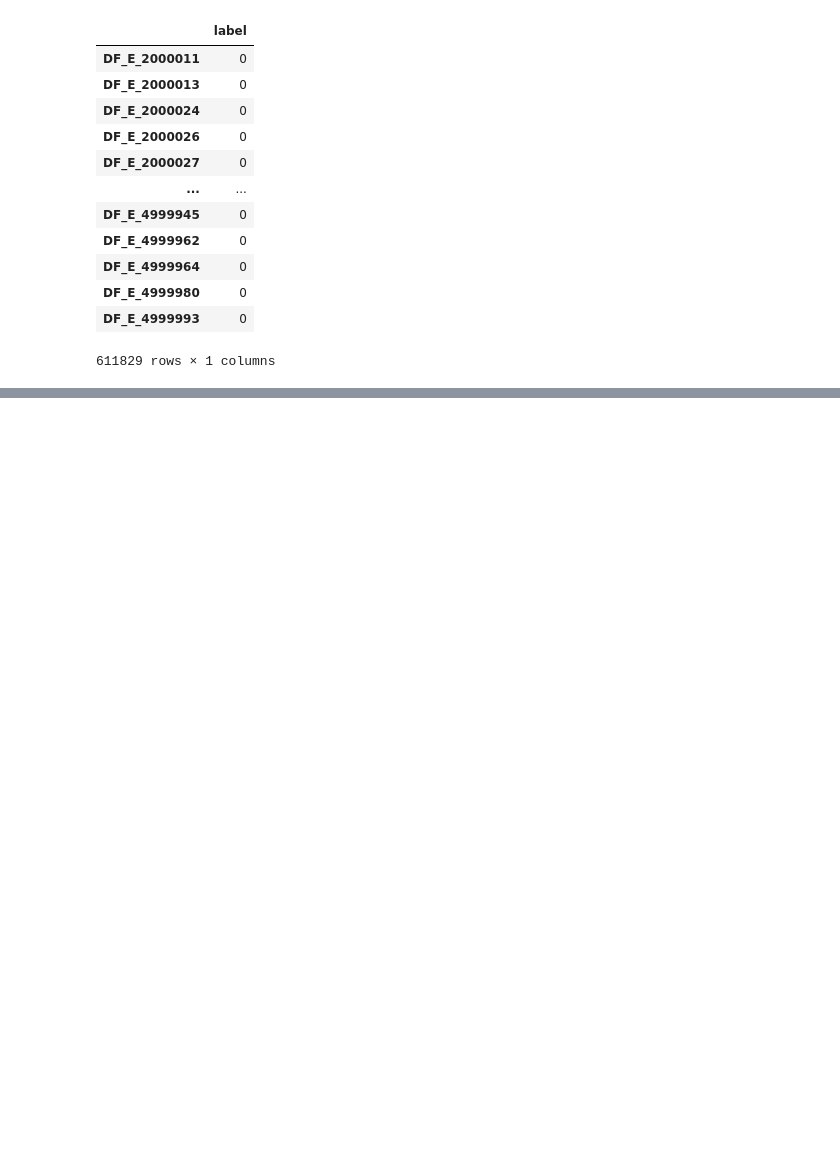
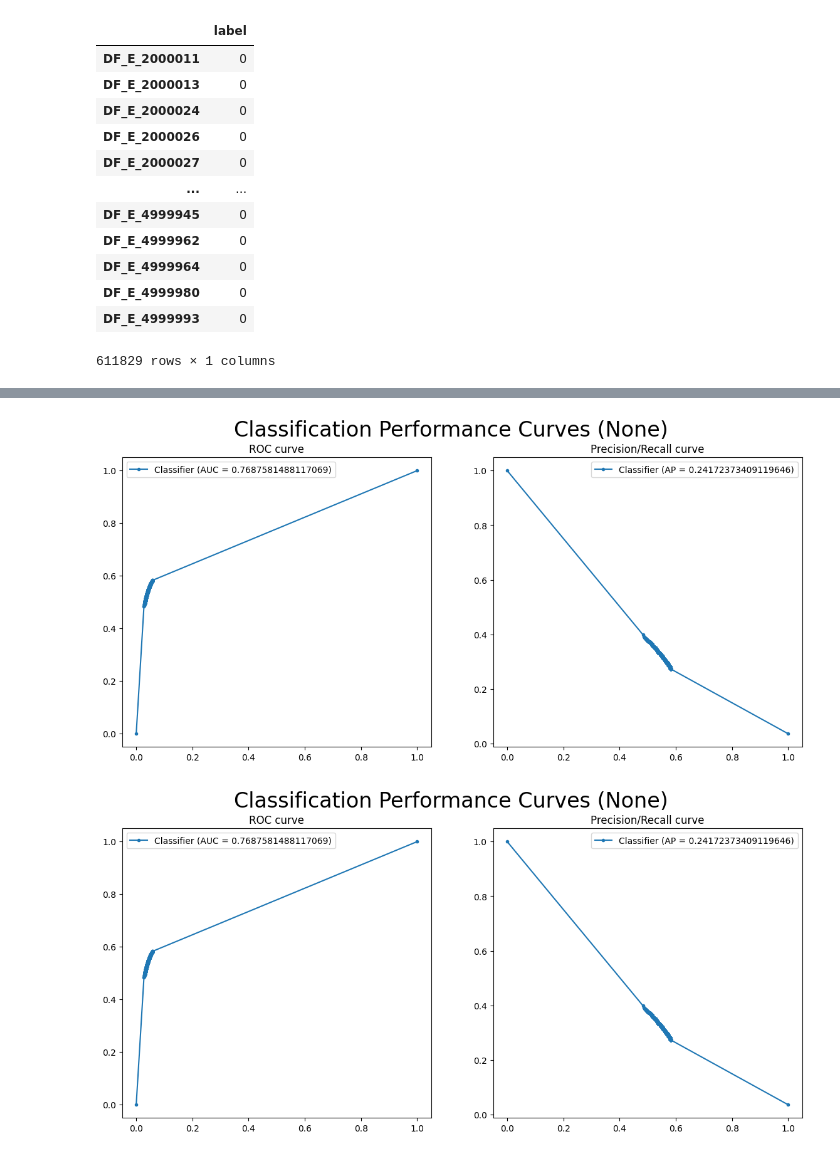
Before and after one commit to cassuci/adf-detector, a Jupyter notebook: autoencoder/eval.ipynb, the cells around one changed output, grey strips where cells are left out. Saved outputs shown, nothing was run; the diff lists cells and outputs as text; code cells hidden in the pictures; blank space fills up the shorter version.

```diff
--- a/autoencoder/eval.ipynb
+++ b/autoencoder/eval.ipynb
@@ -446,0 +449,3 @@ Performance metrics - :
+# %%
+evaluator.set_threshold(evaluator.get_best_threshold())
+evaluator.evaluate_binary_performance()
@@ -446,0 +470,5 @@ Performance metrics - :
+# %%
+evaluator.plot_classification_performance(add_annotation_values=False)
+# %% [output]
+[figure, added]
+[figure, added]
```
Also changed, not shown: parts of 6 cells of this notebook, 2 other files.
